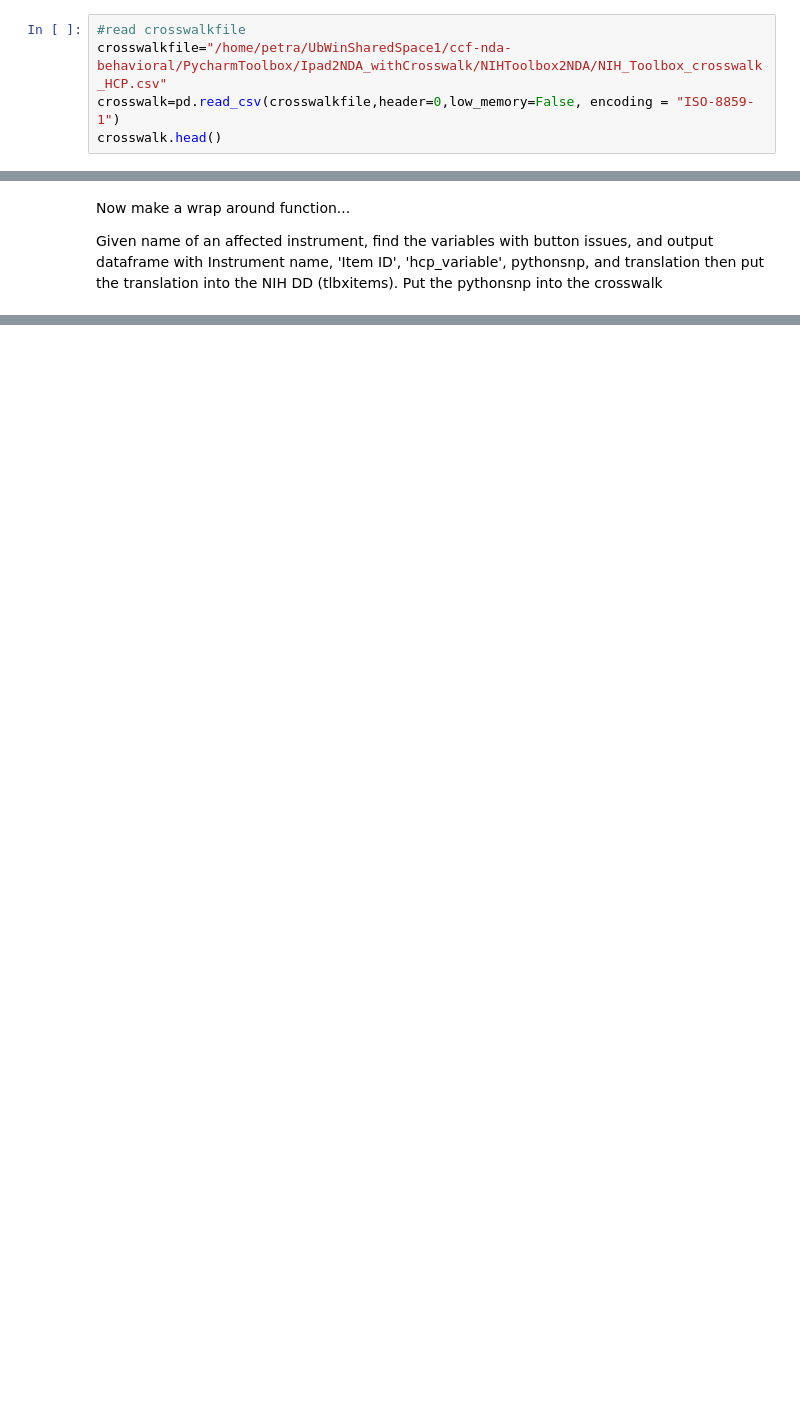
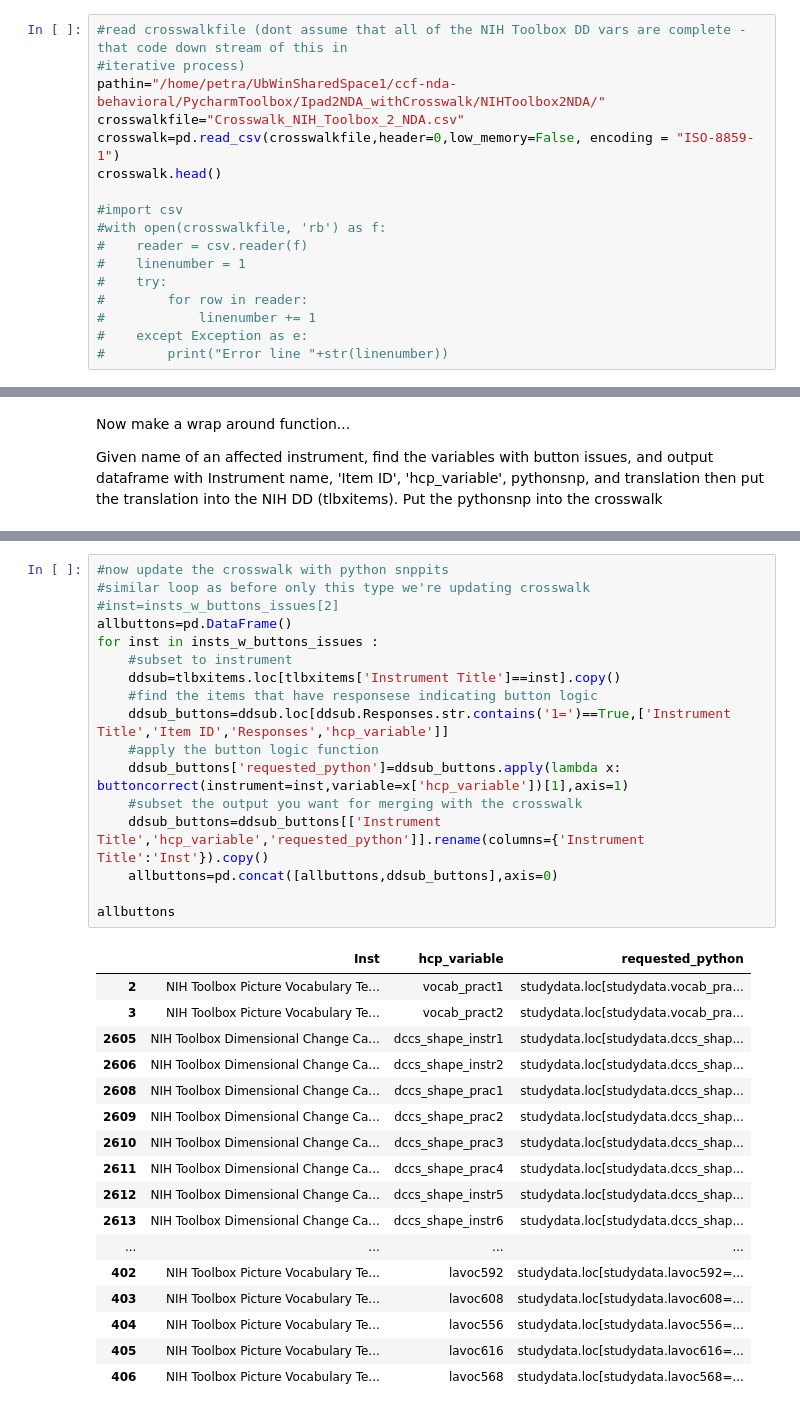
Before and after one commit to humanconnectome/NIHToolbox2NDA, a Jupyter notebook: BUTTONFIX_NIH_Toolbox_Data_Dictionary_2_Python.ipynb, the cells around one changed output, grey strips where cells are left out. Cells and saved outputs as stored; diff of their text form; blank space fills up the shorter version.

```diff
--- a/BUTTONFIX_NIH_Toolbox_Data_Dictionary_2_Python.ipynb
+++ b/BUTTONFIX_NIH_Toolbox_Data_Dictionary_2_Python.ipynb
@@ -45,7 +45,19 @@ fname='NIH_Toolbox_IPAD_DataDictionary041119_Edited_070919.xlsx'
 fstring=fpath_downloadedNIH+fname
 # %%
-#read crosswalkfile
-crosswalkfile="/home/petra/UbWinSharedSpace1/ccf-nda-behavioral/PycharmToolbox/Ipad2NDA_withCrosswalk/NIHToolbox2NDA/NIH_Toolbox_crosswalk_HCP.csv"
+#read crosswalkfile (dont assume that all of the NIH Toolbox DD vars are complete - that code down stream of this in
+#iterative process)
+pathin="/home/petra/UbWinSharedSpace1/ccf-nda-behavioral/PycharmToolbox/Ipad2NDA_withCrosswalk/NIHToolbox2NDA/"
+crosswalkfile="Crosswalk_NIH_Toolbox_2_NDA.csv"
 crosswalk=pd.read_csv(crosswalkfile,header=0,low_memory=False, encoding = "ISO-8859-1")
 crosswalk.head()
+
+#import csv
+#with open(crosswalkfile, 'rb') as f:
+#    reader = csv.reader(f)
+#    linenumber = 1
+#    try:
+#        for row in reader:
+#            linenumber += 1
+#    except Exception as e:
+#        print("Error line "+str(linenumber))
 # %% [output]
@@ -272,0 +289,35 @@ tlbxitems.to_csv(fstring,index=False)
+# %%
+#now update the crosswalk with python snppits
+#similar loop as before only this type we're updating crosswalk
+#inst=insts_w_buttons_issues[2]
+allbuttons=pd.DataFrame()
+for inst in insts_w_buttons_issues :
+    #subset to instrument
+    ddsub=tlbxitems.loc[tlbxitems['Instrument Title']==inst].copy()
+    #find the items that have responsese indicating button logic
+    ddsub_buttons=ddsub.loc[ddsub.Responses.str.contains('1=')==True,['Instrument Title','Item ID','Responses','hcp_variable']]
+    #apply the button logic function
+    ddsub_buttons['requested_python']=ddsub_buttons.apply(lambda x: buttoncorrect(instrument=inst,variable=x['hcp_variable'])[1],axis=1)
+    #subset the output you want for merging with the crosswalk
+    ddsub_buttons=ddsub_buttons[['Instrument Title','hcp_variable','requested_python']].rename(columns={'Instrument Title':'Inst'}).copy()
+    allbuttons=pd.concat([allbuttons,ddsub_buttons],axis=0)
+
+allbuttons
+# %% [output]
+|  | Inst | hcp_variable | requested_python |
+| 2 | NIH Toolbox Picture Vocabulary Te... | vocab_pract1 | studydata.loc[studydata.vocab_pra... |
+| 3 | NIH Toolbox Picture Vocabulary Te... | vocab_pract2 | studydata.loc[studydata.vocab_pra... |
+| 2605 | NIH Toolbox Dimensional Change Ca... | dccs_shape_instr1 | studydata.loc[studydata.dccs_shap... |
+| 2606 | NIH Toolbox Dimensional Change Ca... | dccs_shape_instr2 | studydata.loc[studydata.dccs_shap... |
+| 2608 | NIH Toolbox Dimensional Change Ca... | dccs_shape_prac1 | studydata.loc[studydata.dccs_shap... |
+| 2609 | NIH Toolbox Dimensional Change Ca... | dccs_shape_prac2 | studydata.loc[studydata.dccs_shap... |
+| 2610 | NIH Toolbox Dimensional Change Ca... | dccs_shape_prac3 | studydata.loc[studydata.dccs_shap... |
+| 2611 | NIH Toolbox Dimensional Change Ca... | dccs_shape_prac4 | studydata.loc[studydata.dccs_shap... |
+| 2612 | NIH Toolbox Dimensional Change Ca... | dccs_shape_instr5 | studydata.loc[studydata.dccs_shap... |
+| 2613 | NIH Toolbox Dimensional Change Ca... | dccs_shape_instr6 | studydata.loc[studydata.dccs_shap... |
+| ... | ... | ... | ... |
+| 402 | NIH Toolbox Picture Vocabulary Te... | lavoc592 | studydata.loc[studydata.lavoc592=... |
+| 403 | NIH Toolbox Picture Vocabulary Te... | lavoc608 | studydata.loc[studydata.lavoc608=... |
+| 404 | NIH Toolbox Picture Vocabulary Te... | lavoc556 | studydata.loc[studydata.lavoc556=... |
+| 405 | NIH Toolbox Picture Vocabulary Te... | lavoc616 | studydata.loc[studydata.lavoc616=... |
+| 406 | NIH Toolbox Picture Vocabulary Te... | lavoc568 | studydata.loc[studydata.lavoc568=... |
```
Also changed, not shown: parts of 17 cells of this notebook, 4 other files.
